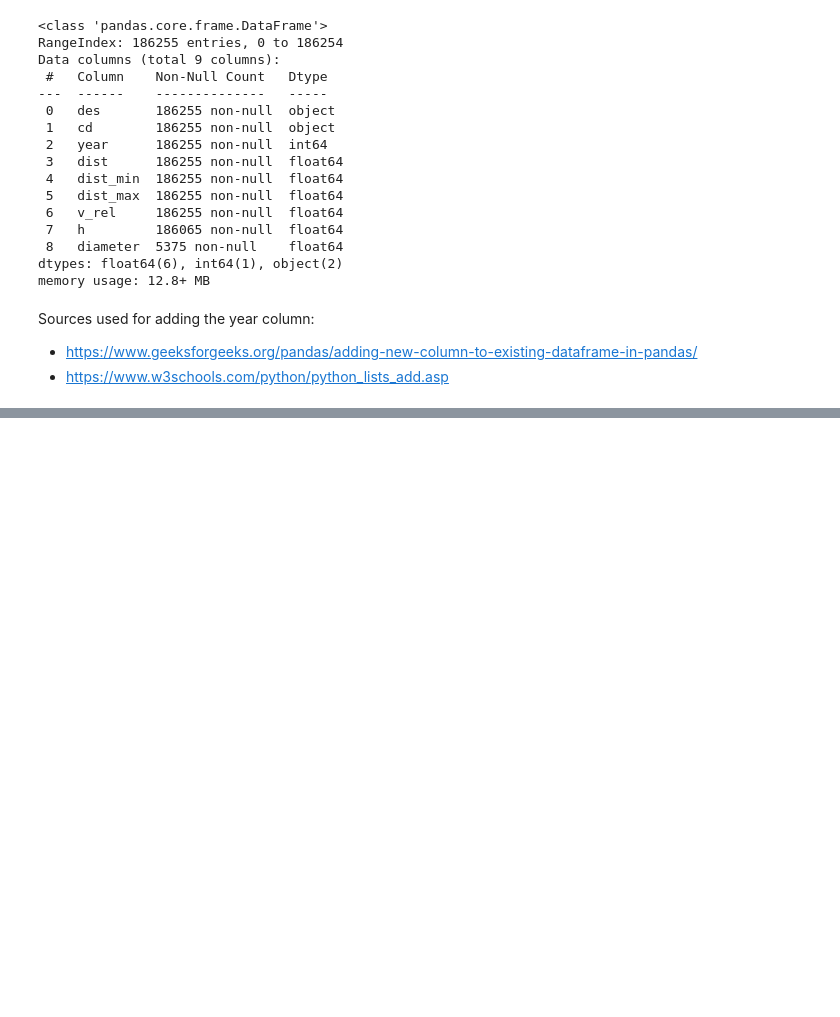
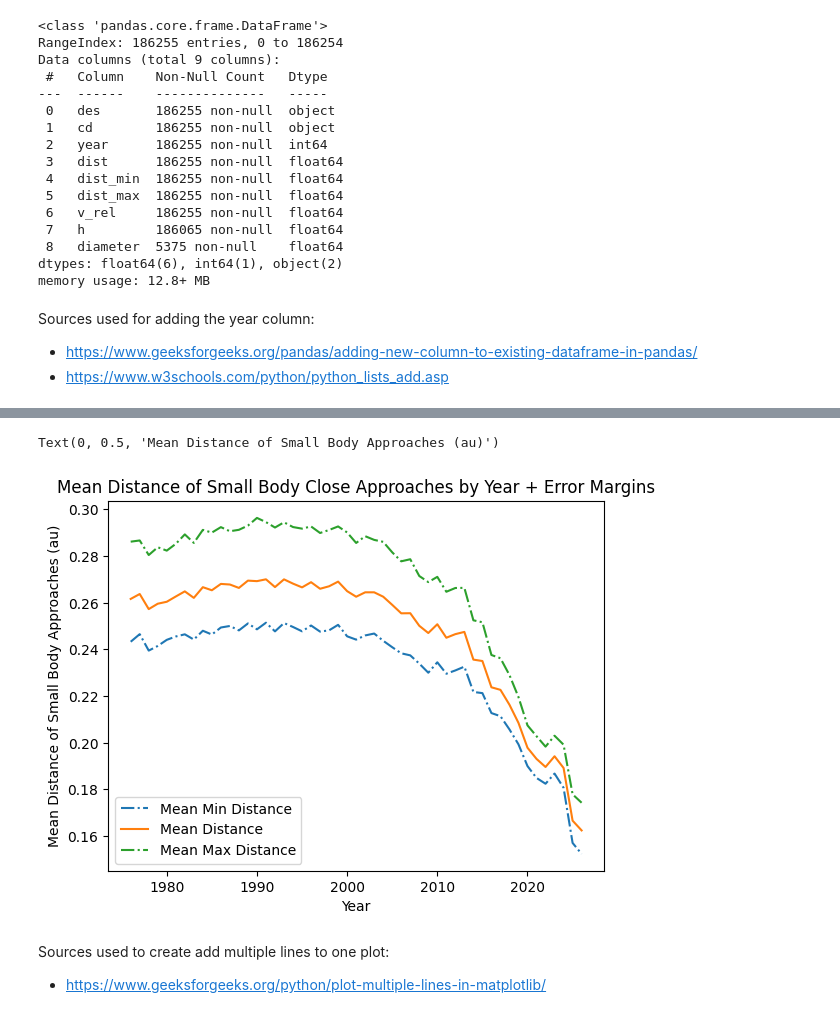
Before and after one commit to benteMarij/DSRP-Small-Body-Close-Approaches-BMdZ, a Jupyter notebook: BMdZ_DSRP_Colab_Small_Body_Close_Approaches.ipynb, the cells around one changed output, grey strips where cells are left out. Cells and saved outputs as stored; diff of their text form; code cells hidden in the pictures; blank space fills up the shorter version.

```diff
--- a/BMdZ_DSRP_Colab_Small_Body_Close_Approaches.ipynb
+++ b/BMdZ_DSRP_Colab_Small_Body_Close_Approaches.ipynb
@@ -161,0 +257,23 @@ Sources used for adding the year column:
+# %%
+yearDistMin = []
+yearDist = []
+yearDistMax = []
+index = 0
+for group in yrs:
+  yearDistMin.append(((df[df['year'] == group])['dist_min']).mean())
+  yearDist.append(((df[df['year'] == group])['dist']).mean())
+  yearDistMax.append(((df[df['year'] == group])['dist_max']).mean())
+
+plt.plot(yrs, yearDistMin, label = 'Mean Min Distance', linestyle = '-.')
+plt.plot(yrs, yearDist, label = 'Mean Distance')
+plt.plot(yrs, yearDistMax, label = 'Mean Max Distance', linestyle = '-.')
+plt.legend()
+plt.title('Mean Distance of Small Body Close Approaches by Year + Error Margins')
+plt.xlabel('Year')
+plt.ylabel('Mean Distance of Small Body Approaches (au)')
+# %% [output]
+Text(0, 0.5, 'Mean Distance of Small Body Approaches (au)')
+[figure, added]
+# %% [markdown]
+Sources used to create add multiple lines to one plot:
+* https://www.geeksforgeeks.org/python/plot-multiple-lines-in-matplotlib/
```
Also changed, not shown: parts of 11 cells of this notebook.
